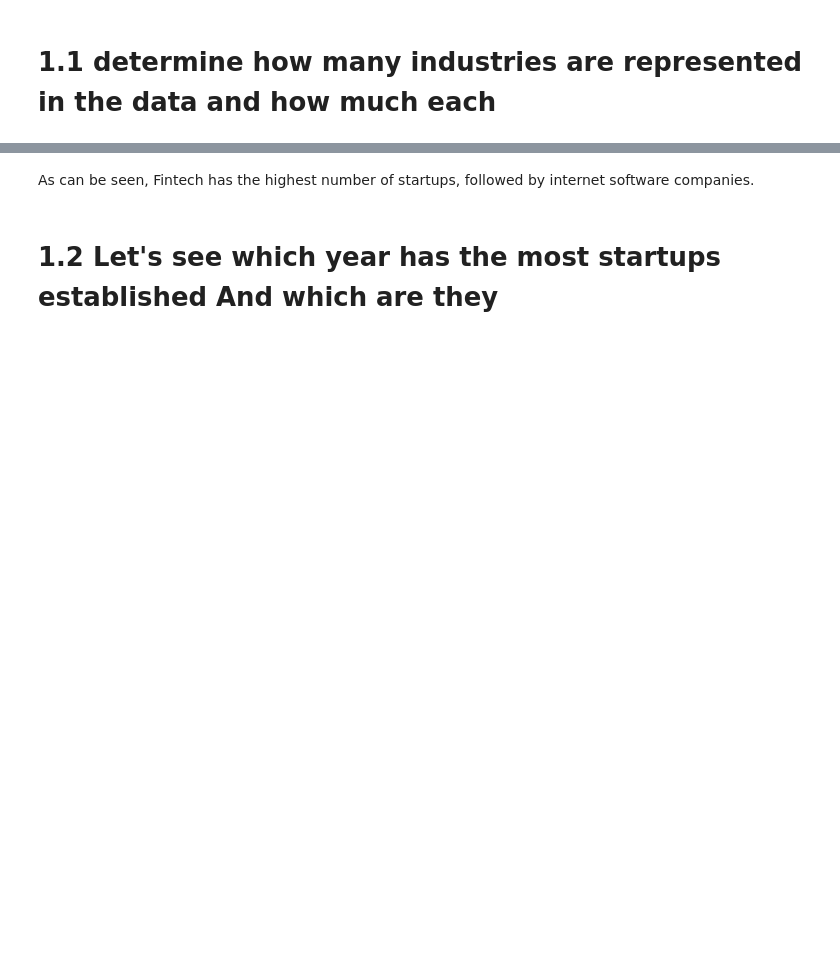
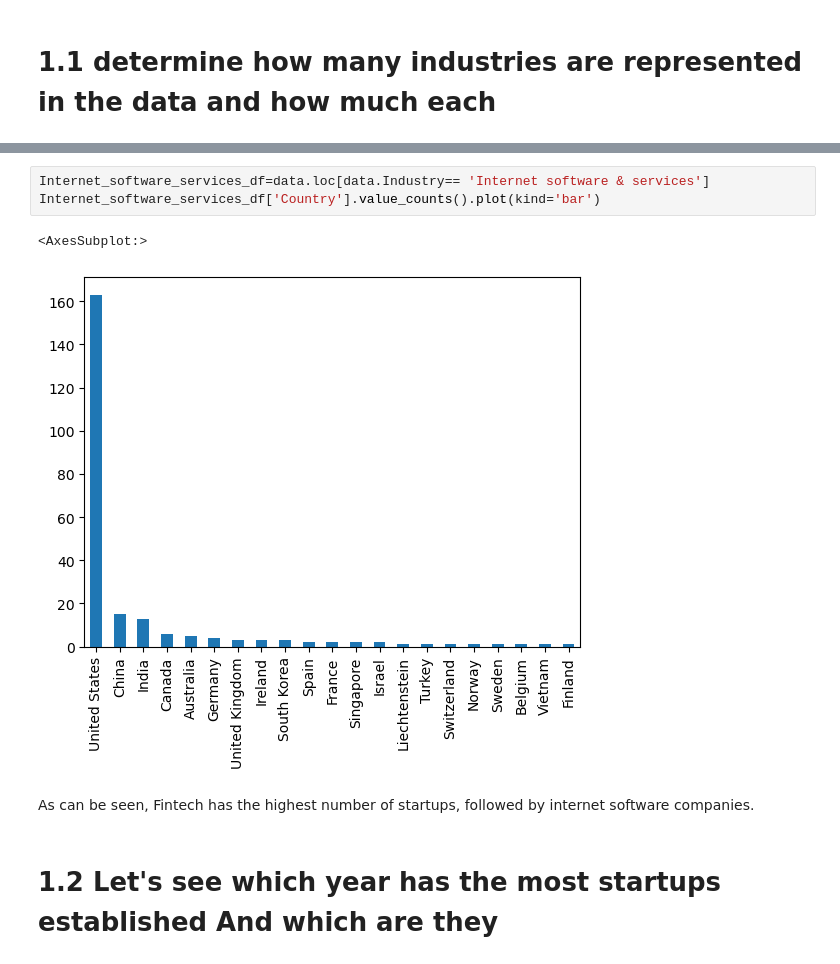
Before and after one commit to amalsalilan/Unicorn-Insights-A-Comprehensive-Data-Analysis-of-Unicorn-Companie, a Jupyter notebook: Notebook.ipynb, the cells around one changed output, grey strips where cells are left out. Drawn from its saved outputs; the diff is of its cells as text; blank space fills up the shorter version.

```diff
--- a/Notebook.ipynb
+++ b/Notebook.ipynb
@@ -81,3 +72,9 @@ Name: Industry, dtype: int64
+# %%
+Internet_software_services_df=data.loc[data.Industry== 'Internet software & services']
+Internet_software_services_df['Country'].value_counts().plot(kind='bar')
+# %% [output]
+<AxesSubplot:>
+[figure, added]
 # %% [markdown]
 As can be seen, Fintech has the highest number of startups, followed by internet software companies.
 # %% [markdown]
```
Also changed, not shown: parts of 11 cells of this notebook.
